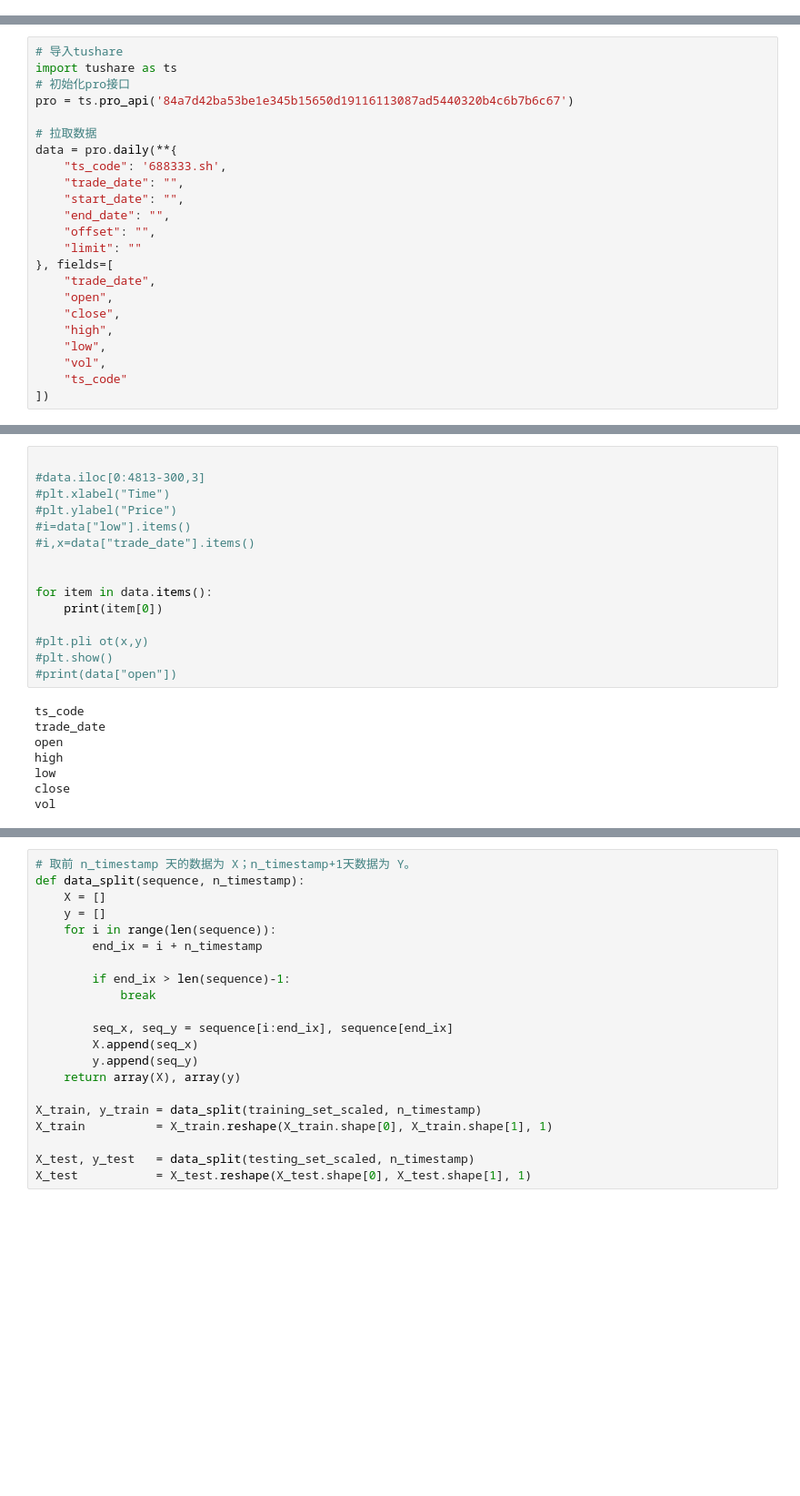
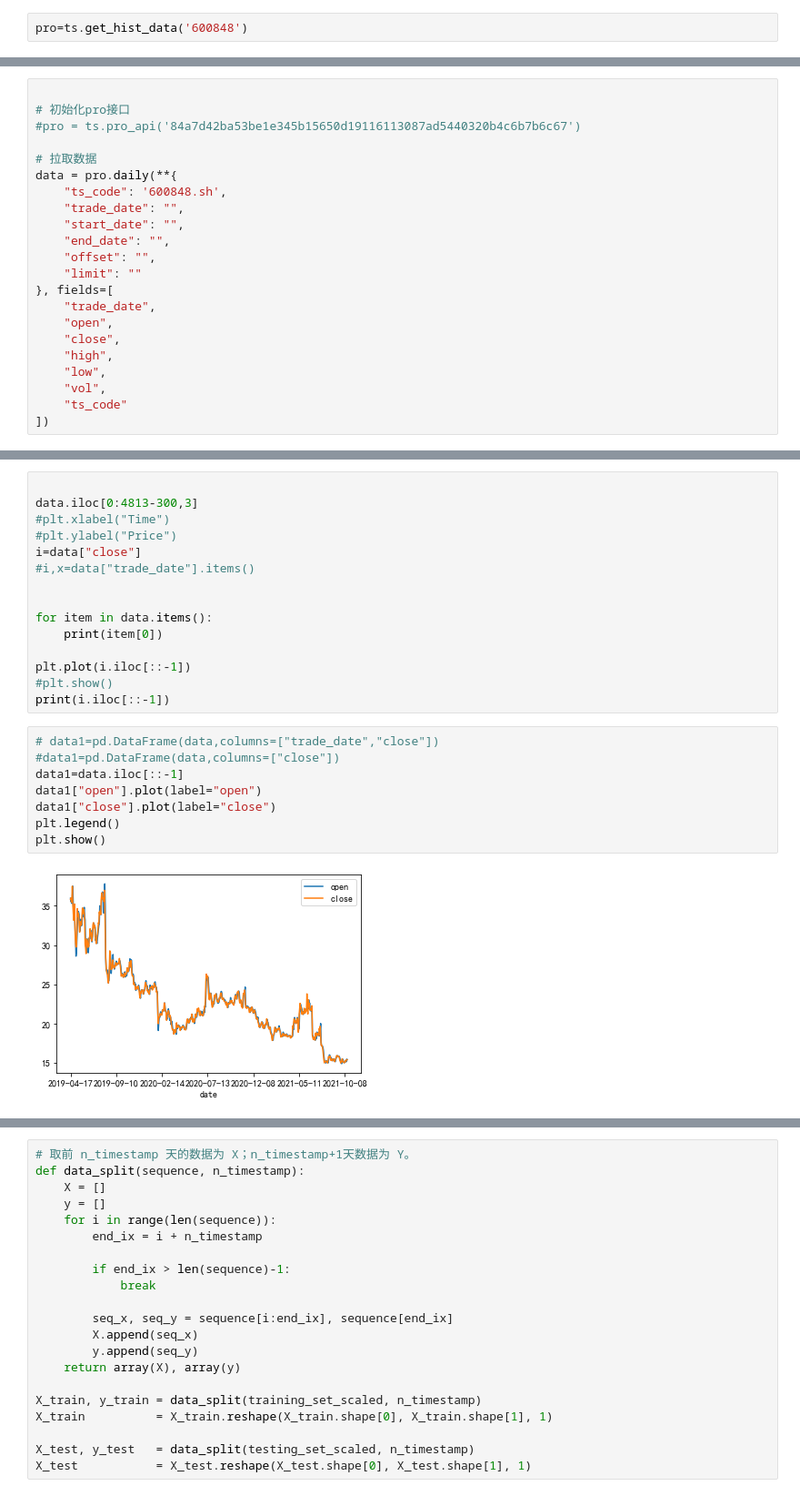
Before and after one commit to besttea/BestteaPythonWork, a Jupyter notebook: stocktest/stocktest.ipynb, the cells around one changed output, grey strips where cells are left out. Shown: that part at 91% size. Cells and saved outputs as stored; diff of their text form; blank space fills up the shorter version.

```diff
--- a/stocktest/stocktest.ipynb
+++ b/stocktest/stocktest.ipynb
@@ -32,0 +37,2 @@ model_type = 2
+# %%
+pro=ts.get_hist_data('600848')
@@ -33,12 +41,11 @@ model_type = 2
 # %%
-# 导入tushare
-import tushare as ts
+
 # 初始化pro接口
-pro = ts.pro_api('84a7d42ba53be1e345b15650d19116113087ad5440320b4c6b7b6c67')
+#pro = ts.pro_api('84a7d42ba53be1e345b15650d19116113087ad5440320b4c6b7b6c67')
 
 # 拉取数据
 data = pro.daily(**{
-    "ts_code": '688333.sh',
+    "ts_code": '600848.sh',
     "trade_date": "",
     "start_date": "",
     "end_date": "",
@@ -74,24 +84,26 @@ data.to_csv("stock688333.csv")
 # %%
 
-#data.iloc[0:4813-300,3]
+data.iloc[0:4813-300,3]
 #plt.xlabel("Time")
 #plt.ylabel("Price")
-#i=data["low"].items()
+i=data["close"]
 #i,x=data["trade_date"].items()
 
 
 for item in data.items():
     print(item[0])
 
-#plt.pli ot(x,y)
+plt.plot(i.iloc[::-1])
 #plt.show()
-#print(data["open"])
+print(i.iloc[::-1])
-# %% [output]
-ts_code
-trade_date
-open
-high
-low
-close
-vol
+# %%
+# data1=pd.DataFrame(data,columns=["trade_date","close"])
+#data1=pd.DataFrame(data,columns=["close"])
+data1=data.iloc[::-1]
+data1["open"].plot(label="open")
+data1["close"].plot(label="close")
+plt.legend()
+plt.show()
+# %% [output]
+[figure, added]
 # %%
```
Also changed, not shown: parts of 12 cells of this notebook, 4 other files.
